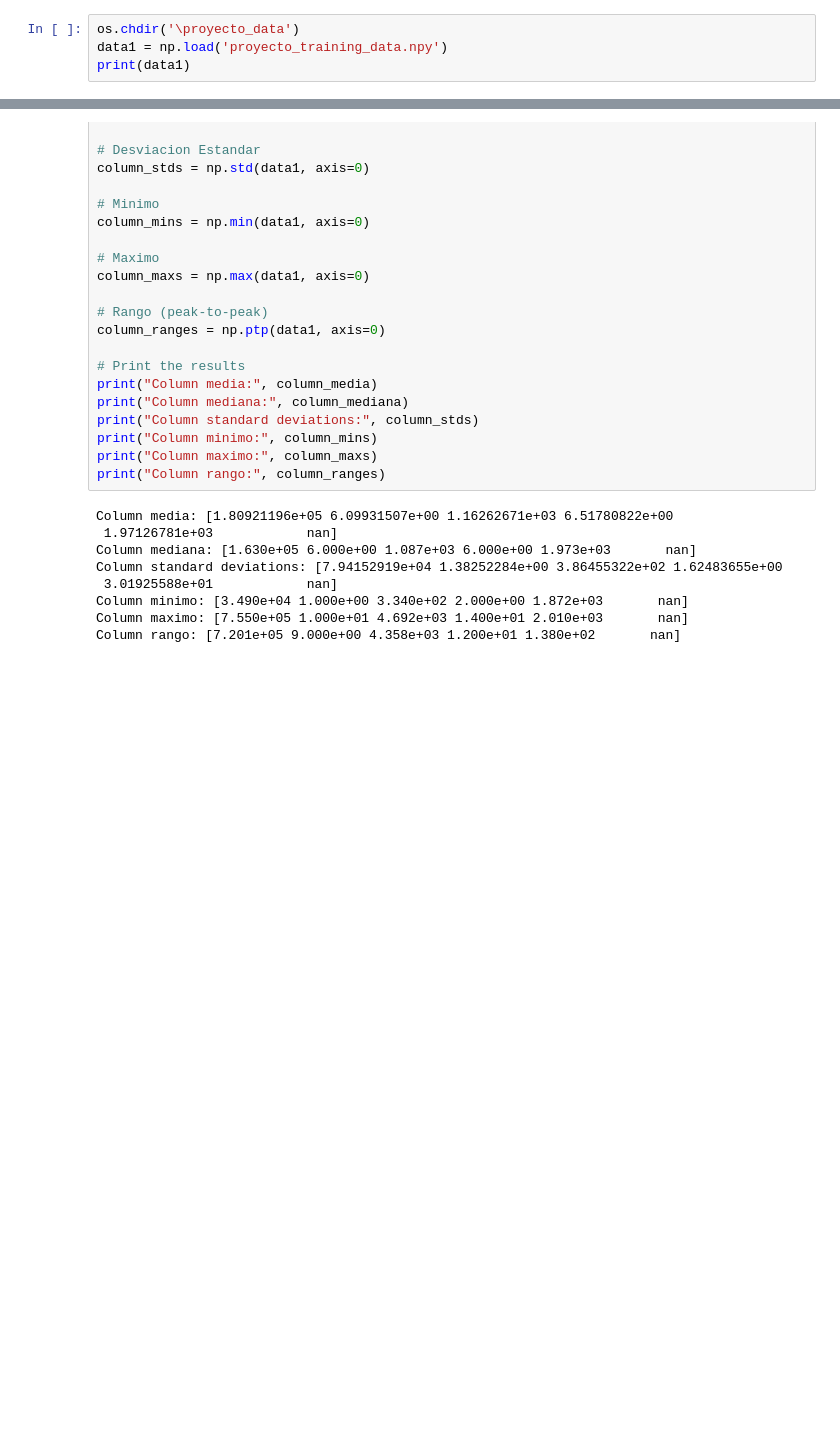
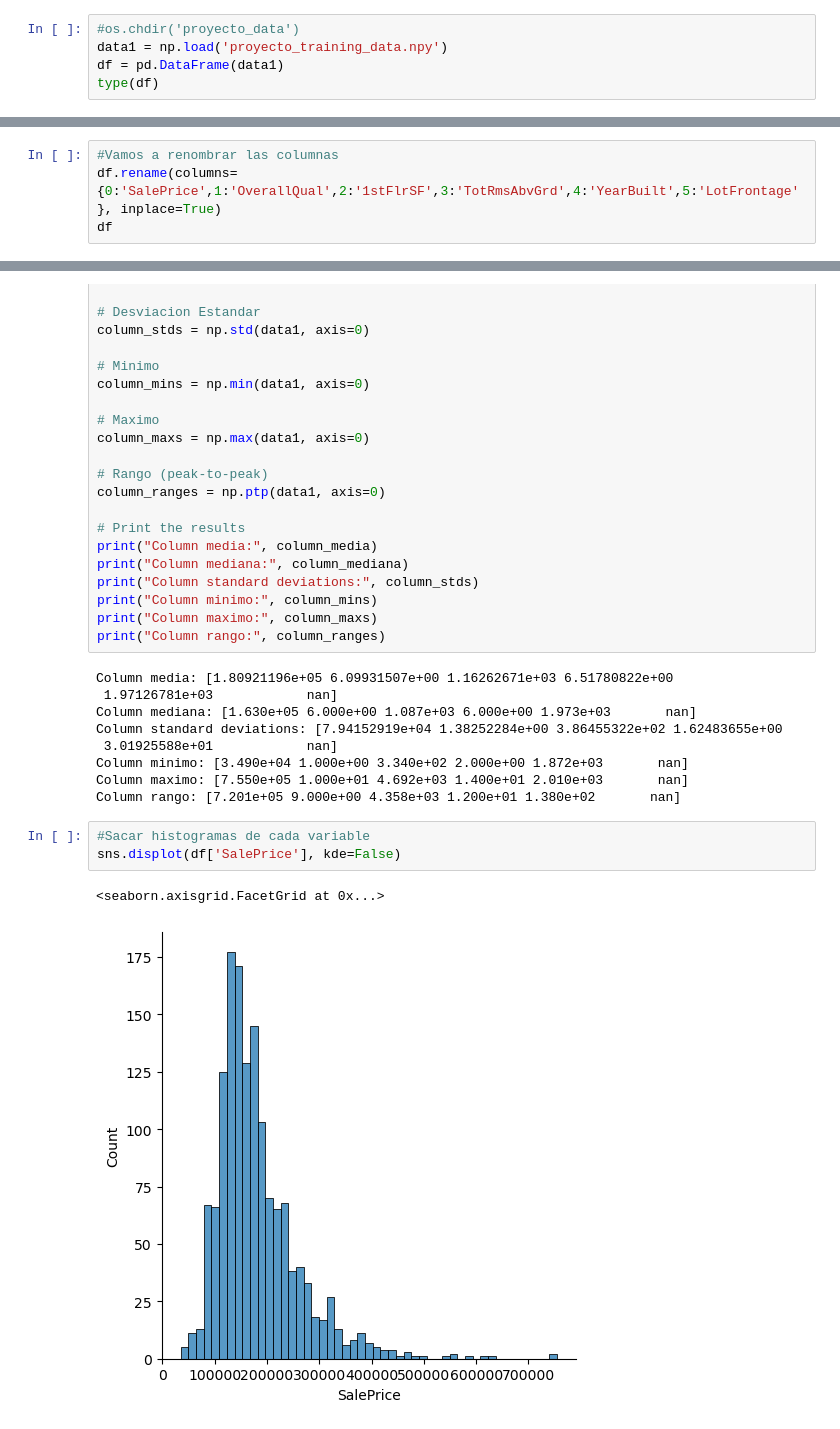
Before and after one commit to noemonterrosa/ClasePythonMaster, a Jupyter notebook: proyecto1NM.ipynb, the cells around one changed output, grey strips where cells are left out. Saved outputs shown, nothing was run; the diff lists cells and outputs as text; blank space fills up the shorter version.

Commit message:
Proyecto 1 Python, segundo commit

```diff
--- a/proyecto1NM.ipynb
+++ b/proyecto1NM.ipynb
@@ -13,6 +17,7 @@ print(current_directory)
 # %% [output]
 c:\Users\noem9\Documents\Maestria Data Science\Python\ClasePythonMaster\proyecto_data
 # %%
-os.chdir('\proyecto_data')
+#os.chdir('proyecto_data')
 data1 = np.load('proyecto_training_data.npy')
-print(data1)
+df = pd.DataFrame(data1)
+type(df)
@@ -18,0 +26,4 @@ print(data1)
+# %%
+#Vamos a renombrar las columnas
+df.rename(columns={0:'SalePrice',1:'OverallQual',2:'1stFlrSF',3:'TotRmsAbvGrd',4:'YearBuilt',5:'LotFrontage'}, inplace=True)
+df
@@ -61,3 +86,9 @@ Column standard deviations: [7.94152919e+04 1.38252284e+00 3.86455322e+02 1.6248
 Column minimo: [3.490e+04 1.000e+00 3.340e+02 2.000e+00 1.872e+03       nan]
 Column maximo: [7.550e+05 1.000e+01 4.692e+03 1.400e+01 2.010e+03       nan]
 Column rango: [7.201e+05 9.000e+00 4.358e+03 1.200e+01 1.380e+02       nan]
+# %%
+#Sacar histogramas de cada variable
+sns.displot(df['SalePrice'], kde=False)
+# %% [output]
+<seaborn.axisgrid.FacetGrid at 0x...>
+[figure, added]
```
Also changed, not shown: parts of 23 cells of this notebook.
